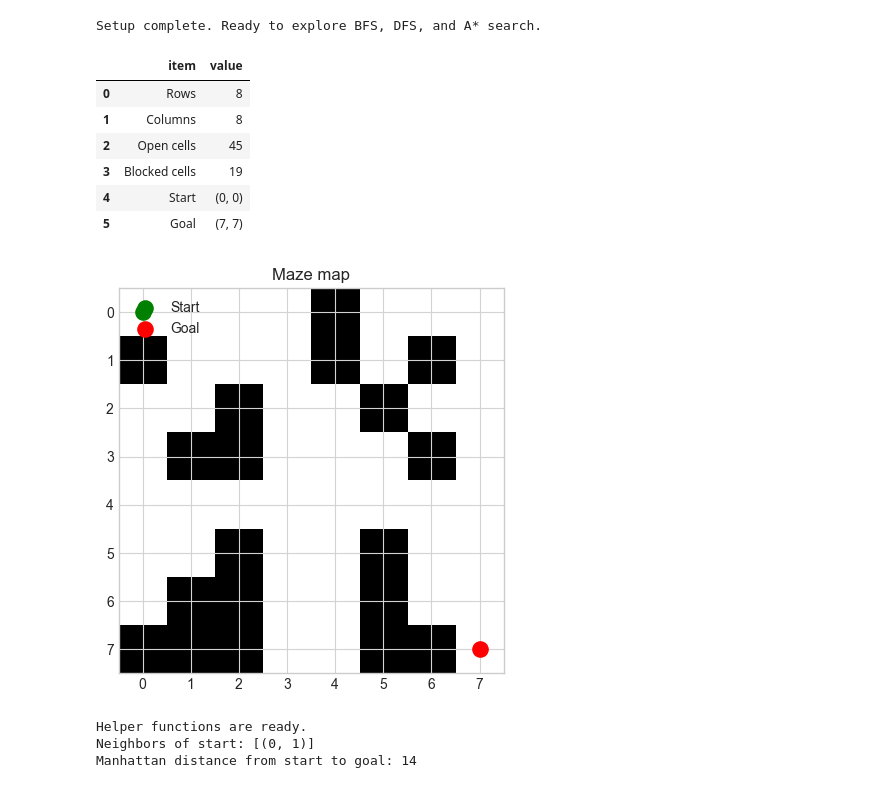
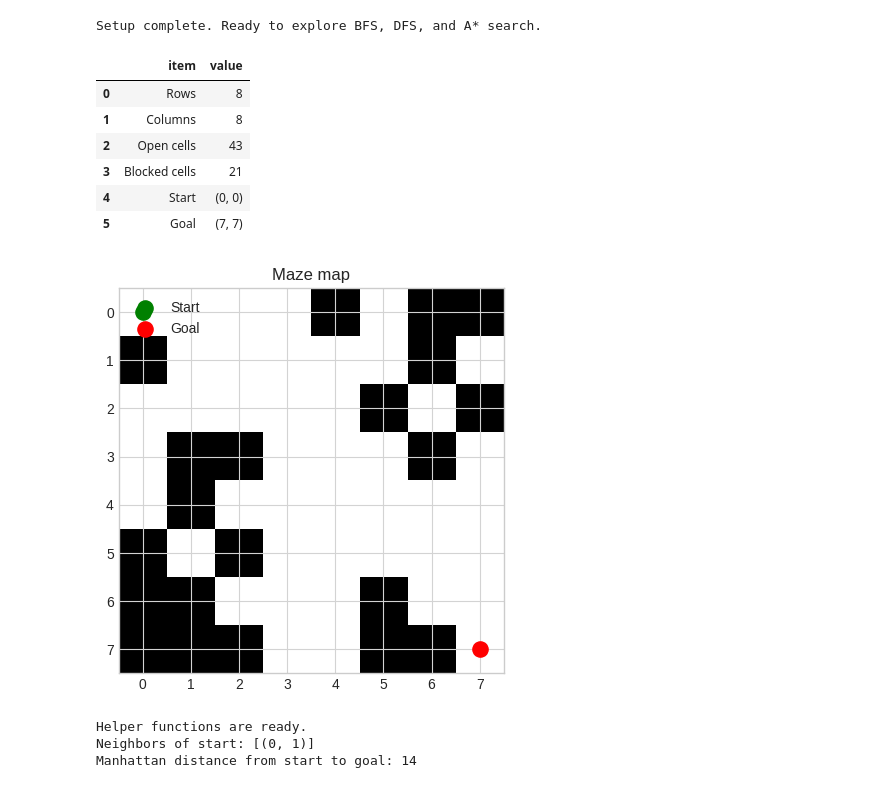
Before and after one commit to md-ryhan-uddin/ai-lab-experiments, a Jupyter notebook: experiment_02.ipynb, the cells around one changed output. Drawn from its saved outputs; the diff is of its cells as text; code cells hidden in the pictures.

```diff
--- a/experiment_02.ipynb
+++ b/experiment_02.ipynb
@@ -194,13 +194,13 @@ Setup complete. Ready to explore BFS, DFS, and A* search.
 # 0 = open cell, 1 = blocked cell
 
 maze = np.array([
-    [0, 0, 0, 0, 1, 0, 0, 0],
-    [1, 0, 0, 0, 1, 0, 1, 0],
-    [0, 0, 1, 0, 0, 1, 0, 0],
+    [0, 0, 0, 0, 1, 0, 1, 1],
+    [1, 0, 0, 0, 0, 0, 1, 0],
+    [0, 0, 0, 0, 0, 1, 0, 1],
     [0, 1, 1, 0, 0, 0, 1, 0],
-    [0, 0, 0, 0, 0, 0, 0, 0],
-    [0, 0, 1, 0, 0, 1, 0, 0],
-    [0, 1, 1, 0, 0, 1, 0, 0],
+    [0, 1, 0, 0, 0, 0, 0, 0],
+    [1, 0, 1, 0, 0, 0, 0, 0],
+    [1, 1, 0, 0, 0, 1, 0, 0],
     [1, 1, 1, 0, 0, 1, 1, 0],
 ])
 
@@ -209,36 +209,36 @@ goal = (7, 7)
 
 maze_info = pd.DataFrame({
     "item": ["Rows", "Columns", "Open cells", "Blocked cells", "Start", "Goal"],
     "value": [
         maze.shape[0],
         maze.shape[1],
         int((maze == 0).sum()),
         int((maze == 1).sum()),
         str(start),
         str(goal),
     ],
 })
 display(maze_info)
 
 plt.figure(figsize=(5, 5))
 plt.imshow(maze, cmap="gray_r")
 plt.scatter(start[1], start[0], color="green", s=120, label="Start")
 plt.scatter(goal[1], goal[0], color="red", s=120, label="Goal")
 plt.xticks(range(maze.shape[1]))
 plt.yticks(range(maze.shape[0]))
 plt.grid(color="lightgray")
 plt.title("Maze map")
 plt.legend(loc="upper left")
 plt.show()
 # %% [output]
 |  | item | value |
 | 0 | Rows | 8 |
 | 1 | Columns | 8 |
-| 2 | Open cells | 45 |
-| 3 | Blocked cells | 19 |
+| 2 | Open cells | 43 |
+| 3 | Blocked cells | 21 |
 | 4 | Start | (0, 0) |
 | 5 | Goal | (7, 7) |
-[figure, old version]
+[figure, new version]
 # %%
 # Helper functions used by all search algorithms
 def in_bounds(position, grid):
```
